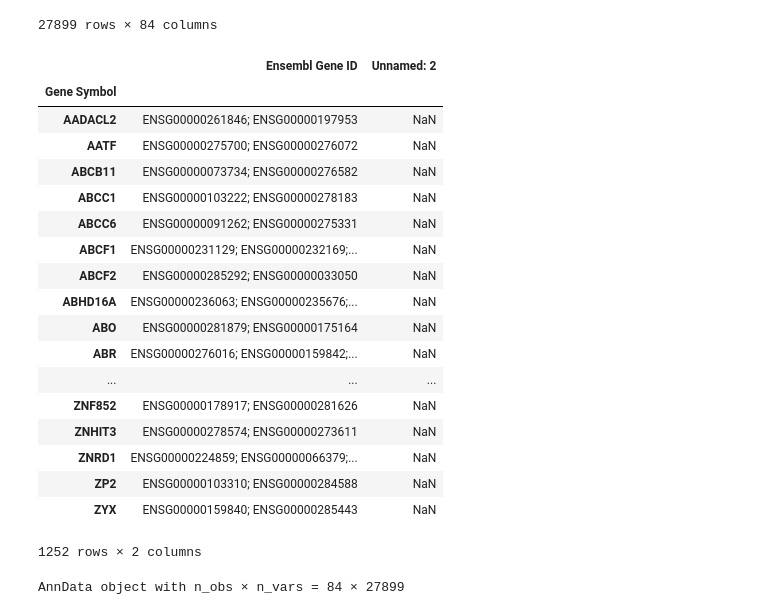
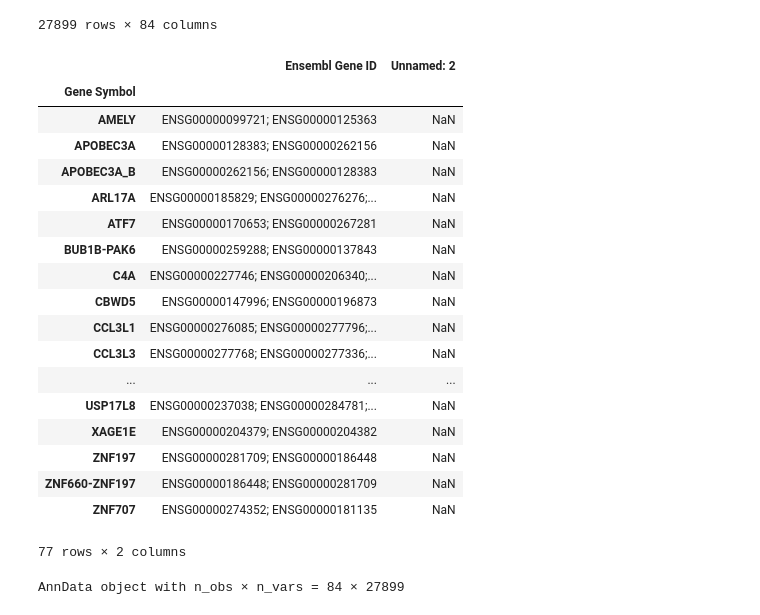
Before and after one commit to hypercubestart/CausalAssociation, a Jupyter notebook: Preprocessing.ipynb, the cells around one changed output. Cells and saved outputs as stored; diff of their text form; code cells hidden in the pictures.

Commit message:
use ensembl database to filter out alternate strand gene ids

```diff
--- a/Preprocessing.ipynb
+++ b/Preprocessing.ipynb
@@ -76,3 +77,36 @@ OR10J3 E
 | ENSG00000074755 | 0 | 1 | 0 | 1 | ... |
 | ENSG00000036549 | 0 | 0 | 0 | 0 | ... |
 27899 rows × 84 columns
+# %%
+a = pd.read_csv('/home/aliu/Projects/causalAssociation/src/gene_symbol_to_ensembl.txt', sep='\t', header = 0, index_col = 0, engine='python')
+a = a[a['Ensembl Gene ID'].str.contains(";")]
+mismatch = []
+for index, row in a.iterrows():
+    gene_ids = row['Ensembl Gene ID'].split('; ')
+    matches = 0
+    for gene_id in gene_ids:
+        if gene_id in ensembl_protein_coding_genes:
+            matches += 1
+    if matches != 1:
+        mismatch.append(index)
+a.loc[mismatch]
+# %% [output]
+|  | Ensembl Gene ID | Unnamed: 2 |
+| Gene Symbol |  |  |
+| AMELY | ENSG00000099721; ENSG00000125363 | NaN |
+| APOBEC3A | ENSG00000128383; ENSG00000262156 | NaN |
+| APOBEC3A_B | ENSG00000262156; ENSG00000128383 | NaN |
+| ARL17A | ENSG00000185829; ENSG00000276276;... | NaN |
+| ATF7 | ENSG00000170653; ENSG00000267281 | NaN |
+| BUB1B-PAK6 | ENSG00000259288; ENSG00000137843 | NaN |
+| C4A | ENSG00000227746; ENSG00000206340;... | NaN |
+| CBWD5 | ENSG00000147996; ENSG00000196873 | NaN |
+| CCL3L1 | ENSG00000276085; ENSG00000277796;... | NaN |
+| CCL3L3 | ENSG00000277768; ENSG00000277336;... | NaN |
+| ... | ... | ... |
+| USP17L8 | ENSG00000237038; ENSG00000284781;... | NaN |
+| XAGE1E | ENSG00000204379; ENSG00000204382 | NaN |
+| ZNF197 | ENSG00000281709; ENSG00000186448 | NaN |
+| ZNF660-ZNF197 | ENSG00000186448; ENSG00000281709 | NaN |
+| ZNF707 | ENSG00000274352; ENSG00000181135 | NaN |
+77 rows × 2 columns
@@ -79,26 +128,6 @@ OR10J3 E
 # %%
-a = pd.read_csv('/home/aliu/Projects/causalAssociation/src/gene_symbol_to_ensembl.txt', sep='\t', header = 0, index_col = 0, engine='python')
-a[a['Ensembl Gene ID'].str.contains(";")]
+b = pd.read_csv('/home/aliu/Projects/causalAssociation/src/mart_export.txt', sep=',', header = 0, index_col = 0, engine='python')
+ensembl_protein_coding_genes = set(df.index)
-# %% [output]
-|  | Ensembl Gene ID | Unnamed: 2 |
-| Gene Symbol |  |  |
-| AADACL2 | ENSG00000261846; ENSG00000197953 | NaN |
-| AATF | ENSG00000275700; ENSG00000276072 | NaN |
-| ABCB11 | ENSG00000073734; ENSG00000276582 | NaN |
-| ABCC1 | ENSG00000103222; ENSG00000278183 | NaN |
-| ABCC6 | ENSG00000091262; ENSG00000275331 | NaN |
-| ABCF1 | ENSG00000231129; ENSG00000232169;... | NaN |
-| ABCF2 | ENSG00000285292; ENSG00000033050 | NaN |
-| ABHD16A | ENSG00000236063; ENSG00000235676;... | NaN |
-| ABO | ENSG00000281879; ENSG00000175164 | NaN |
-| ABR | ENSG00000276016; ENSG00000159842;... | NaN |
-| ... | ... | ... |
-| ZNF852 | ENSG00000178917; ENSG00000281626 | NaN |
-| ZNHIT3 | ENSG00000278574; ENSG00000273611 | NaN |
-| ZNRD1 | ENSG00000224859; ENSG00000066379;... | NaN |
-| ZP2 | ENSG00000103310; ENSG00000284588 | NaN |
-| ZYX | ENSG00000159840; ENSG00000285443 | NaN |
-1252 rows × 2 columns
 # %%
 # import data as AnnData
 adata = sc.read_csv('/home/aliu/omics4tb2/aliu/projects/causalAssociation/results/expected/GSM3587977_AML707B-D97.transpose.dem.txt', delimiter='\t', )
```
Also changed, not shown: parts of 2 cells of this notebook, 1 other file.
